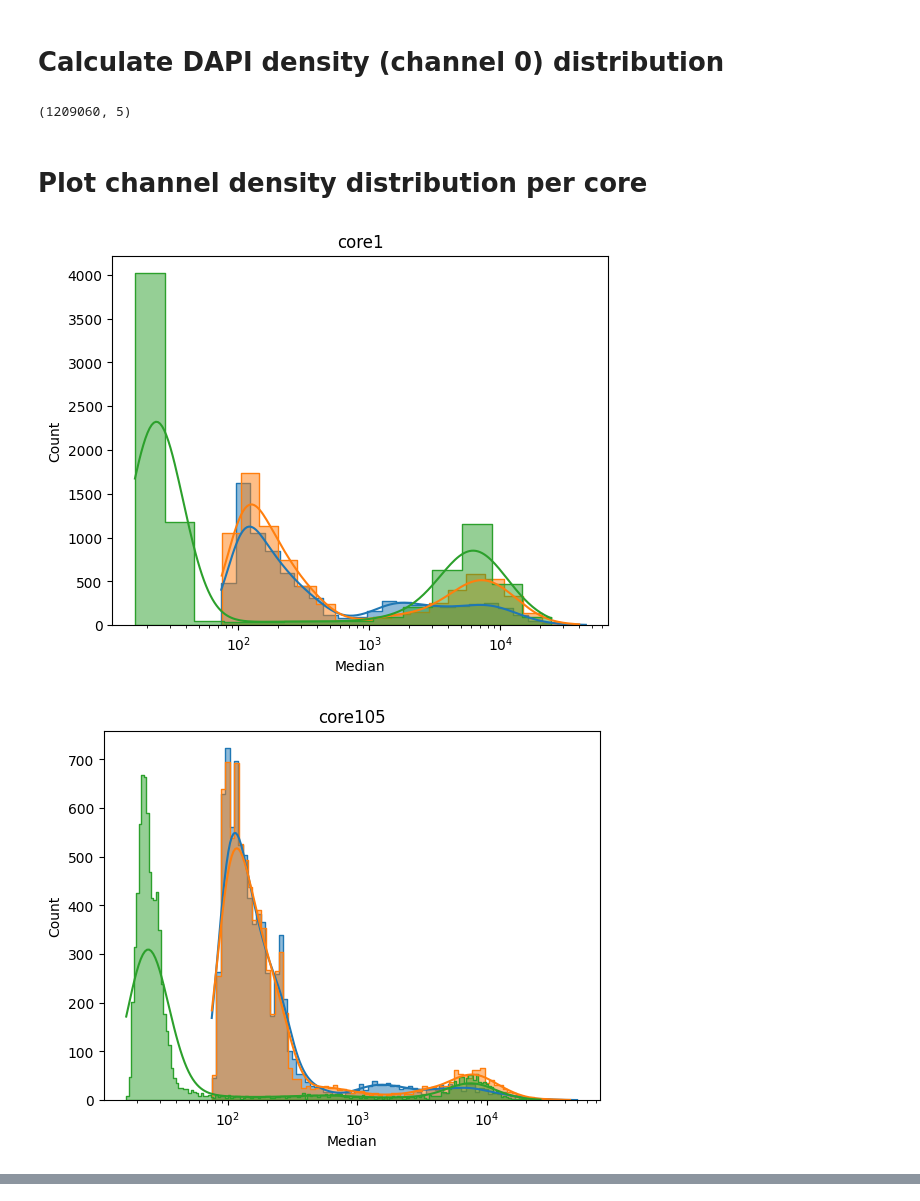
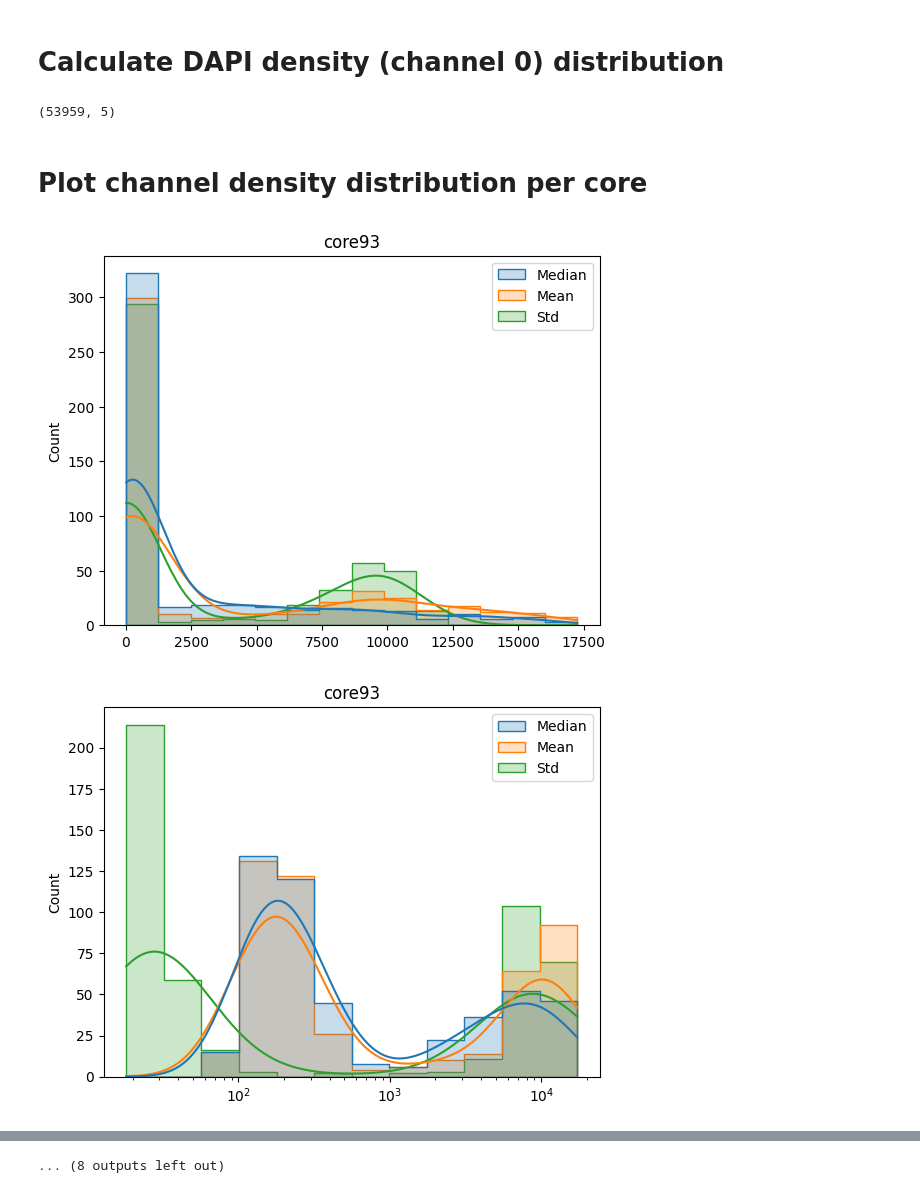
Before and after one commit to farkkilab/pixel_ai, a Jupyter notebook: notebooks/evaluate_random_patches.ipynb, the cells around one changed output, grey strips where cells are left out. Saved outputs shown, nothing was run; the diff lists cells and outputs as text; code cells hidden in the pictures.

Commit message:
visualize new patches

```diff
--- a/notebooks/evaluate_random_patches.ipynb
+++ b/notebooks/evaluate_random_patches.ipynb
@@ -66,7 +63,7 @@ Channel DAPI(0) median = 231.0, mean = 232.5146484375, std = 25.941787677862116,
 # %%
 cores_folder = 'TMA_18_810/'
 files_path='/data/projects/pixel_project/datasets/NKI_project_TMAs/patches/randomly_generated/{0}'.format(cores_folder)
-input_dimensions = (32, 32)
+input_dimensions = (128, 128)
 batch_size = 4096
 
 patches_files = [os.path.join(r, fn)
@@ -98,14 +95,15 @@ d.to_csv("../data/patch_stat_channel0.csv")
 # %%
 np.shape(d)
 # %% [output]
-(1209060, 5)
+(53959, 5)
 # %% [markdown]
 # Plot channel density distribution per core
 # %%
 def plot_patch_density_percore(data, core, kde=True, element='step', log_scale=True):
     plot_df = data.loc[data['Core'] == core]
-    sns.histplot(plot_df["Median"], kde=kde, element=element, log_scale=log_scale)
-    sns.histplot(plot_df["Mean"], kde=kde, element=element, log_scale=log_scale)
-    sns.histplot(plot_df["Std"], kde=kde, element=element, log_scale=log_scale)
+    # sns.histplot(plot_df["Median"], kde=kde, element=element, log_scale=log_scale)
+    # sns.histplot(plot_df["Mean"], kde=kde, element=element, log_scale=log_scale)
+    # sns.histplot(plot_df["Std"], kde=kde, element=element, log_scale=log_scale)
+    sns.histplot(plot_df, kde=kde, element=element, log_scale=log_scale)
     plt.title("{}".format(core))
     plt.show()
@@ -112,6 +112,8 @@ def plot_patch_density_percore(data, core, kde=True, element='step', log_scale=T
 # %%
-for core in np.unique(dapi_stat["Core"]):
-    plot_patch_density_percore(dapi_stat, core, kde=True, element='step', log_scale=True)
+import random
+for core in random.choices(np.unique(d["Core"]), k=10):
+    plot_patch_density_percore(d, core, kde=True, element='step', log_scale=False)
+    plot_patch_density_percore(d, core, kde=True, element='step', log_scale=True)
 # %% [output]
-[figure, old version]
+[figure, new version]
-[figure, old version]
+[figure, new version]
@@ -127,0 +130 @@ for core in np.unique(dapi_stat["Core"]):
+... (8 outputs left out)
```
Also changed, not shown: parts of 4 cells of this notebook.
